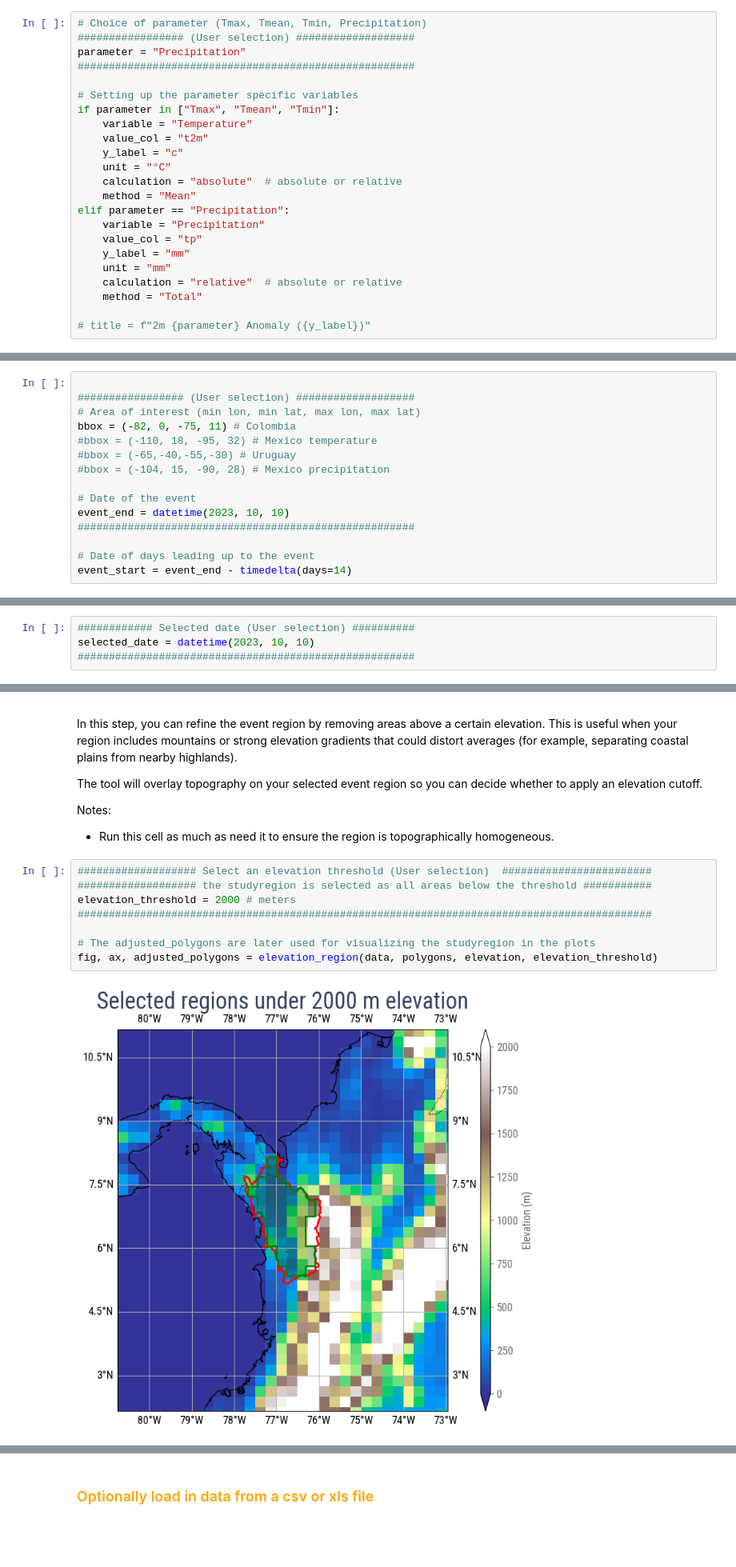
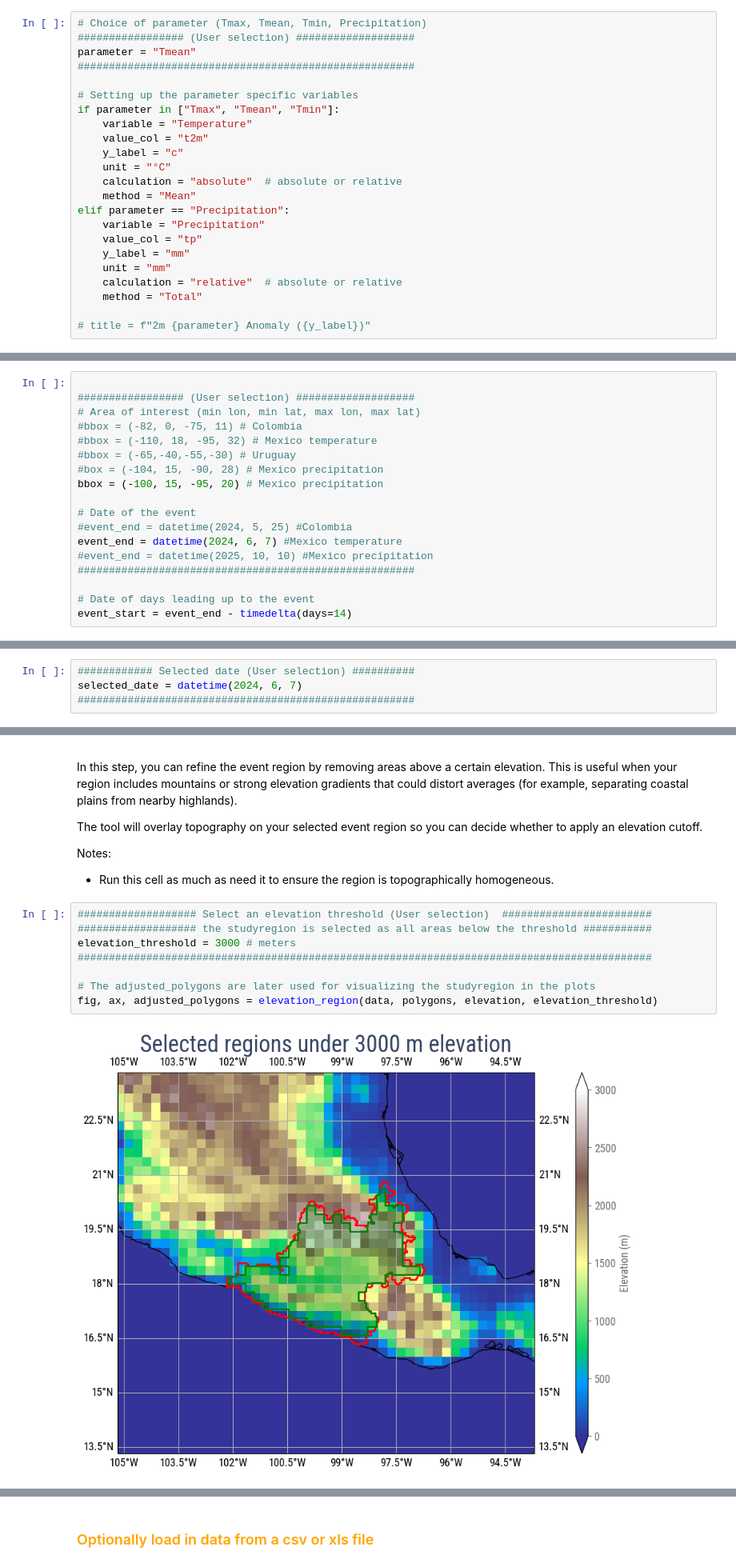
Before and after one commit to izpinto/c3s-451, a Jupyter notebook: library/C3S_EventDefinitionV2_daniel.ipynb, the cells around one changed output, grey strips where cells are left out. Shown at 80% size. Saved outputs shown, nothing was run; the diff lists cells and outputs as text; blank space fills up the shorter version.

```diff
--- a/library/C3S_EventDefinitionV2_daniel.ipynb
+++ b/library/C3S_EventDefinitionV2_daniel.ipynb
@@ -57,7 +57,7 @@ os.makedirs(your_save_directory, exist_ok=True) # create directory if it does no
 # %%
 # Choice of parameter (Tmax, Tmean, Tmin, Precipitation)
 ################# (User selection) ###################
-parameter = "Precipitation"
+parameter = "Tmean"
 ######################################################
 
 # Setting up the parameter specific variables
@@ -83,13 +83,16 @@ elif parameter == "Precipitation":
 
 ################# (User selection) ###################
 # Area of interest (min lon, min lat, max lon, max lat)
-bbox = (-82, 0, -75, 11) # Colombia
+#bbox = (-82, 0, -75, 11) # Colombia
 #bbox = (-110, 18, -95, 32) # Mexico temperature
 #bbox = (-65,-40,-55,-30) # Uruguay
-#bbox = (-104, 15, -90, 28) # Mexico precipitation
+#box = (-104, 15, -90, 28) # Mexico precipitation
+bbox = (-100, 15, -95, 20) # Mexico precipitation
 
 # Date of the event
-event_end = datetime(2023, 10, 10)
+#event_end = datetime(2024, 5, 25) #Colombia
+event_end = datetime(2024, 6, 7) #Mexico temperature
+#event_end = datetime(2025, 10, 10) #Mexico precipitation
 ######################################################
 
 # Date of days leading up to the event
@@ -256,7 +259,7 @@ Notes:
 - The choice of day affects the visual overlays only, the subsequent analyses can use the full event period.
 # %%
 ############ Selected date (User selection) ##########
-selected_date = datetime(2023, 10, 10)
+selected_date = datetime(2024, 6, 7)
 ######################################################
 # %% [markdown]
 ### <font color='orange'>Optionally select different or more overlays</font>
@@ -313,13 +316,13 @@ Notes:
 # %%
 ################### Select an elevation threshold (User selection)  ########################
 ################### the studyregion is selected as all areas below the threshold ###########
-elevation_threshold = 2000 # meters
+elevation_threshold = 3000 # meters
 ############################################################################################
 
 # The adjusted_polygons are later used for visualizing the studyregion in the plots
 fig, ax, adjusted_polygons = elevation_region(data, polygons, elevation, elevation_threshold)
 # %% [output]
-[figure, old version]
+[figure, new version]
 # %% [markdown]
 ## <font color="orange"> 2.3  Save the study domain </font>
 
```
Also changed, not shown: parts of 16 cells of this notebook.
